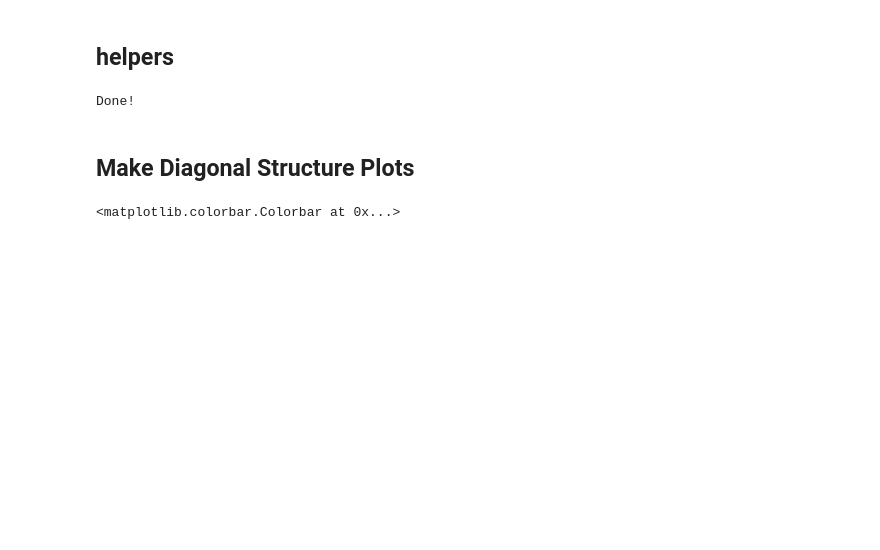
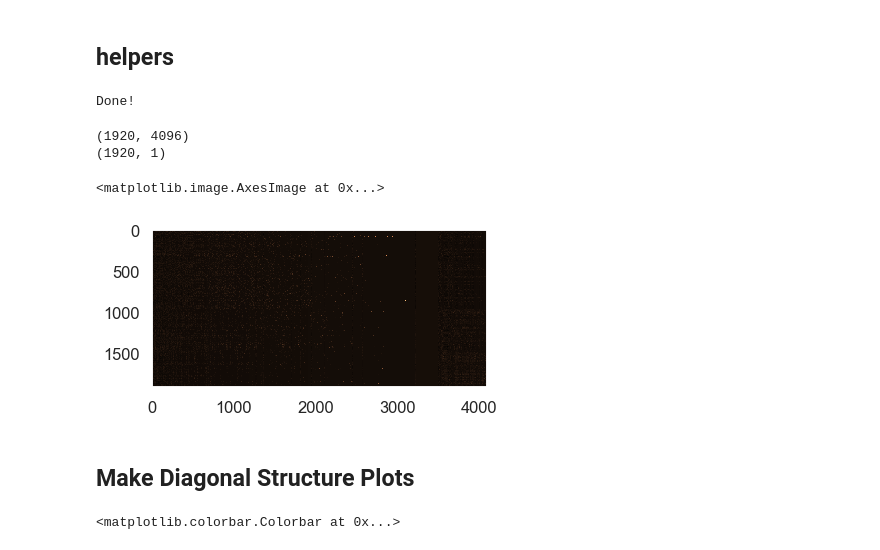
Before and after one commit to cogtoolslab/improvised_numerals, a Jupyter notebook: analysis/iternum_feature_analysis.ipynb, the cells around one changed output. Saved outputs shown, nothing was run; the diff lists cells and outputs as text; code cells hidden in the pictures; blank space fills up the shorter version.

```diff
--- a/analysis/iternum_feature_analysis.ipynb
+++ b/analysis/iternum_feature_analysis.ipynb
@@ -113,6 +121,22 @@ D = pd.concat([META,FEAT],axis=1)
 print('Done!')
 # %% [output]
 Done!
+# %%
+newD = D.sort_values(['condition','animal'])
+x = np.array(newD[feat_cols])
+print(np.shape(x))
+y = np.array([np.mean(x,axis=1)]).T
+print(np.shape(y))
+x = np.append(x, y, axis=1)
+np.shape(x)
+x = x[:,x[-1].argsort()]
+plt.figure()
+plt.imshow(x, cmap='copper', interpolation='nearest')
+# %% [output]
+(1920, 4096)
+(1920, 1)
+<matplotlib.image.AxesImage at 0x...>
+[figure, added]
 # %%
 
 
```
Also changed, not shown: parts of 7 cells of this notebook, 2 other files.
